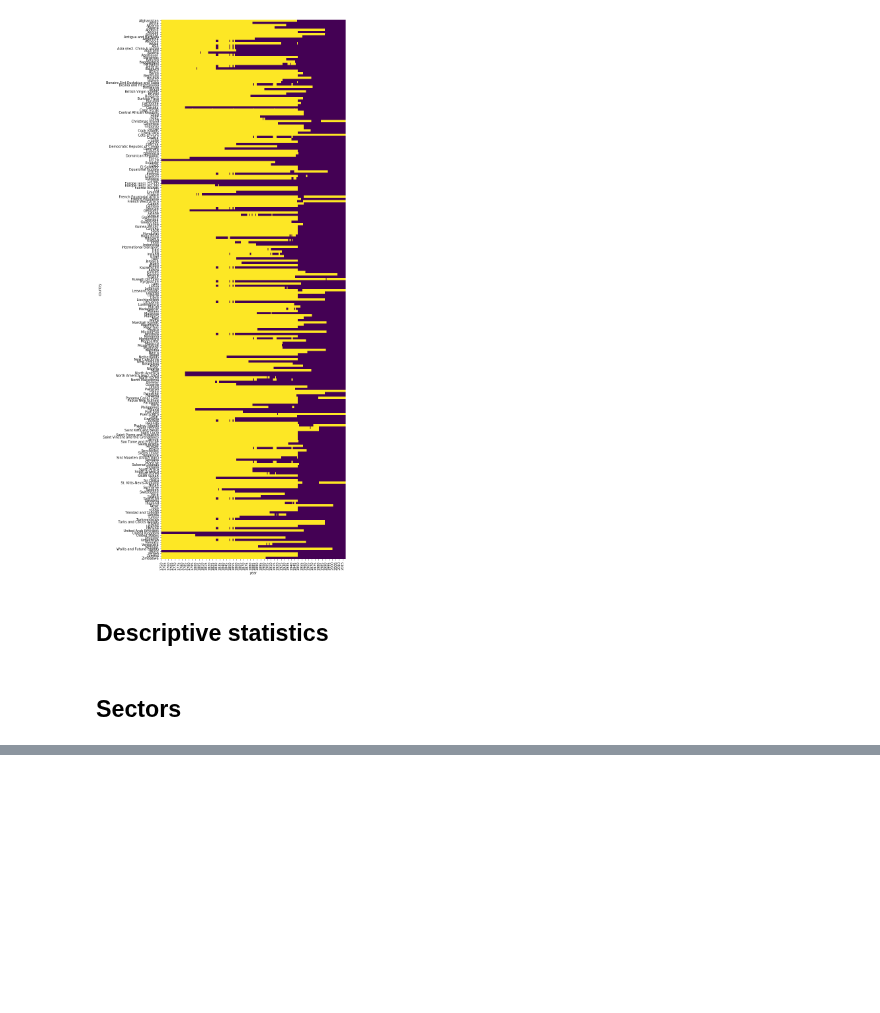
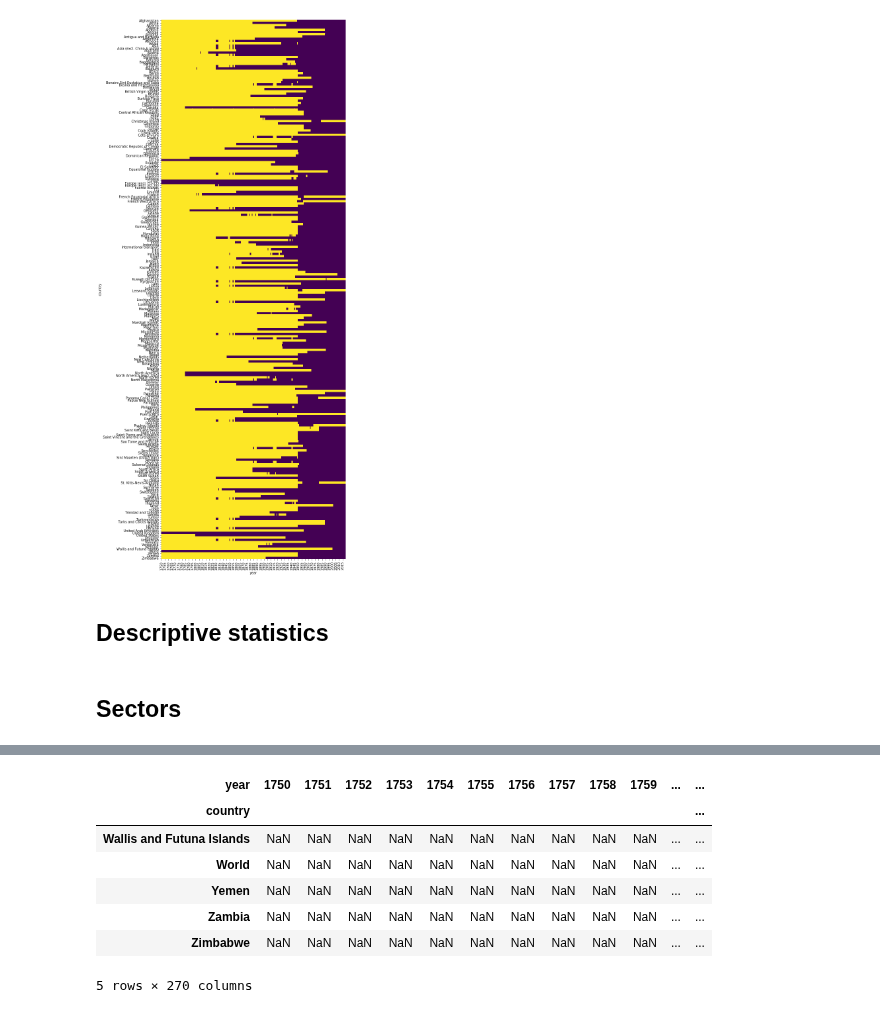
Before and after one commit to OpenGeoScales/ogs-data-exploration, a Jupyter notebook: notebooks/ghg-emissions/owid/owid-data-exploration.ipynb, the cells around one changed output, grey strips where cells are left out. Cells and saved outputs as stored; diff of their text form; code cells hidden in the pictures; blank space fills up the shorter version.

```diff
--- a/notebooks/ghg-emissions/owid/owid-data-exploration.ipynb
+++ b/notebooks/ghg-emissions/owid/owid-data-exploration.ipynb
@@ -429,0 +472,11 @@ sns.heatmap(df_co2.isnull(),yticklabels=True,cbar=False,cmap='viridis')
+# %%
+df_check_co2.tail()
+# %% [output]
+| year | 1750 | 1751 | 1752 | 1753 | 1754 | 1755 | 1756 | 1757 | 1758 | 1759 | ... | ... |
+| country |  |  |  |  |  |  |  |  |  |  |  | ... |
+| Wallis and Futuna Islands | NaN | NaN | NaN | NaN | NaN | NaN | NaN | NaN | NaN | NaN | ... | ... |
+| World | NaN | NaN | NaN | NaN | NaN | NaN | NaN | NaN | NaN | NaN | ... | ... |
+| Yemen | NaN | NaN | NaN | NaN | NaN | NaN | NaN | NaN | NaN | NaN | ... | ... |
+| Zambia | NaN | NaN | NaN | NaN | NaN | NaN | NaN | NaN | NaN | NaN | ... | ... |
+| Zimbabwe | NaN | NaN | NaN | NaN | NaN | NaN | NaN | NaN | NaN | NaN | ... | ... |
+5 rows × 270 columns
```
Also changed, not shown: parts of 16 cells of this notebook.
